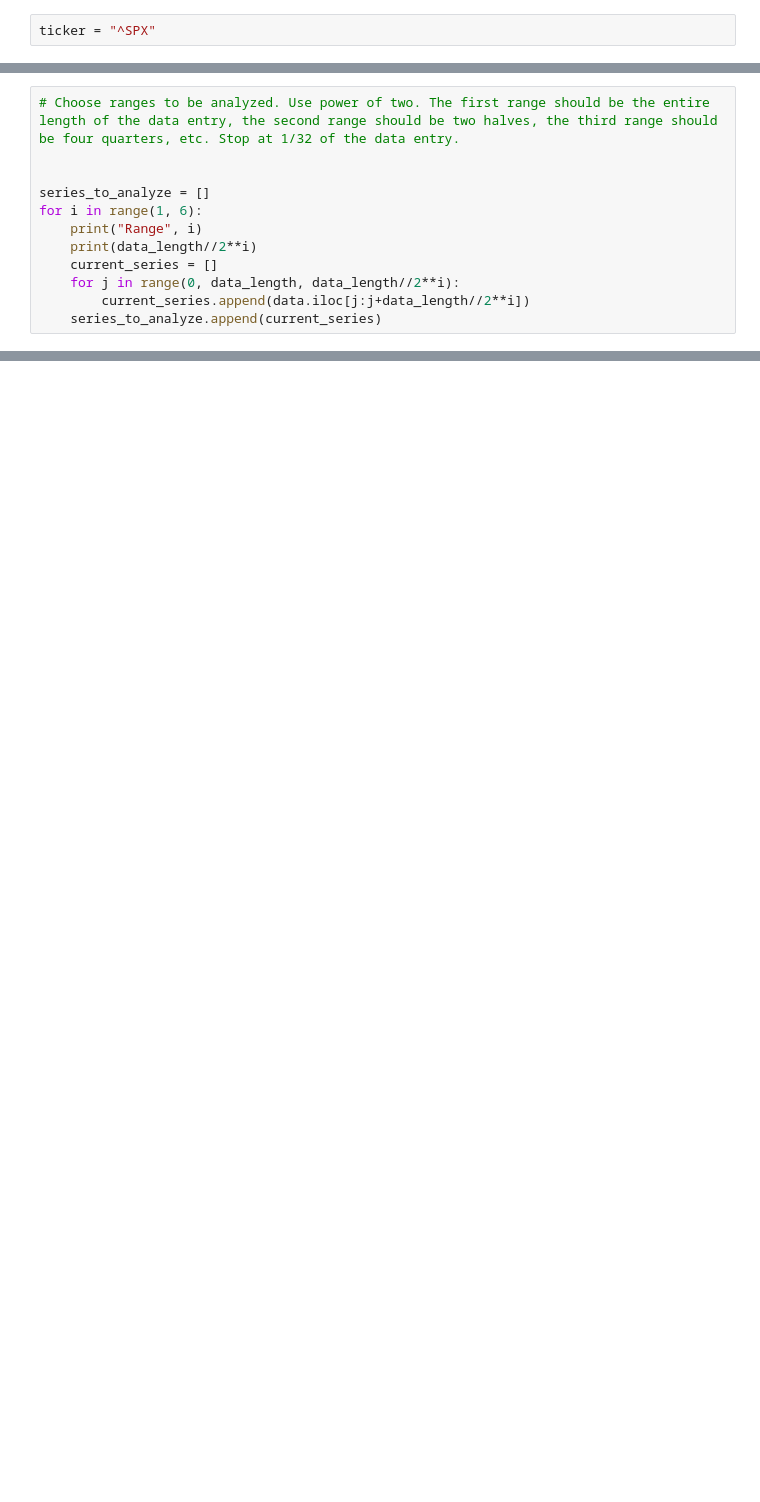
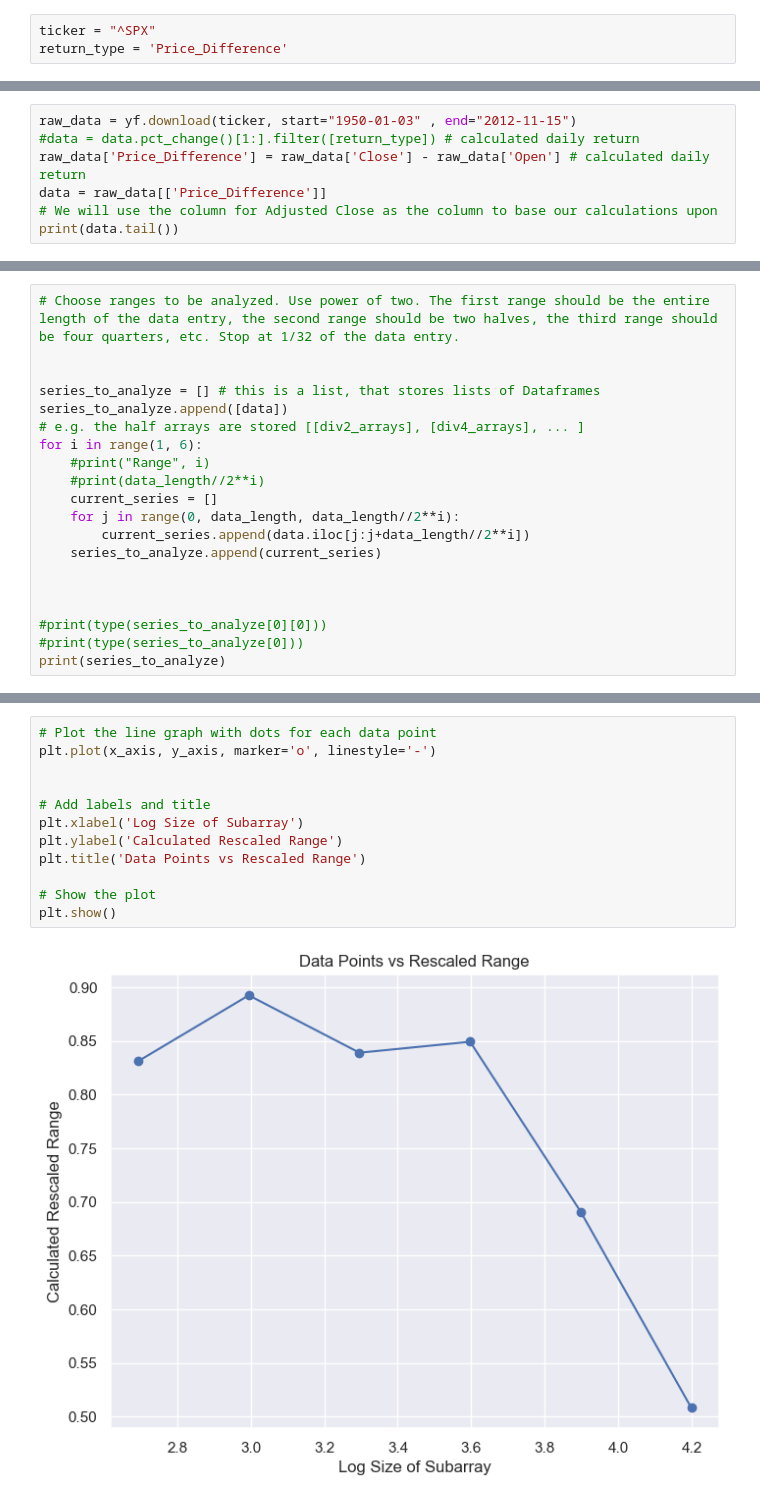
Before and after one commit to neha-k123/Mean-Reversion-Trading-Strategies, a Jupyter notebook: rescaled_range_analysis.ipynb, the cells around one changed output, grey strips where cells are left out. Cells and saved outputs as stored; diff of their text form; blank space fills up the shorter version.

Commit message:
Implemented rescale range method
- Need to resolve issue in calculating daily returns (current Hurst coefficient is negative, not right)

```diff
--- a/rescaled_range_analysis.ipynb
+++ b/rescaled_range_analysis.ipynb
@@ -10,3 +11,4 @@ import seaborn as sb
 sb.set()
 # %%
 ticker = "^SPX"
+return_type = 'Price_Difference'
@@ -32,0 +15,7 @@ Date
+# %%
+raw_data = yf.download(ticker, start="1950-01-03" , end="2012-11-15")
+#data = data.pct_change()[1:].filter([return_type]) # calculated daily return
+raw_data['Price_Difference'] = raw_data['Close'] - raw_data['Open'] # calculated daily return
+data = raw_data[['Price_Difference']]
+# We will use the column for Adjusted Close as the column to base our calculations upon
+print(data.tail())
@@ -39,12 +37,20 @@ print(data_length)
 # Choose ranges to be analyzed. Use power of two. The first range should be the entire length of the data entry, the second range should be two halves, the third range should be four quarters, etc. Stop at 1/32 of the data entry.
 
 
-series_to_analyze = []
+series_to_analyze = [] # this is a list, that stores lists of Dataframes
+series_to_analyze.append([data])
+# e.g. the half arrays are stored [[div2_arrays], [div4_arrays], ... ]
 for i in range(1, 6):
-    print("Range", i)
-    print(data_length//2**i)
+    #print("Range", i)
+    #print(data_length//2**i)
     current_series = []
     for j in range(0, data_length, data_length//2**i):
         current_series.append(data.iloc[j:j+data_length//2**i])
     series_to_analyze.append(current_series)
+
+
+
+#print(type(series_to_analyze[0][0]))
+#print(type(series_to_analyze[0]))
+print(series_to_analyze)
 # %% [output]
@@ -67,0 +139,14 @@ Range 5
+# %%
+# Plot the line graph with dots for each data point
+plt.plot(x_axis, y_axis, marker='o', linestyle='-')
+
+
+# Add labels and title
+plt.xlabel('Log Size of Subarray')
+plt.ylabel('Calculated Rescaled Range')
+plt.title('Data Points vs Rescaled Range')
+
+# Show the plot
+plt.show()
+# %% [output]
+[figure, added]
```
Also changed, not shown: parts of 7 cells of this notebook.
